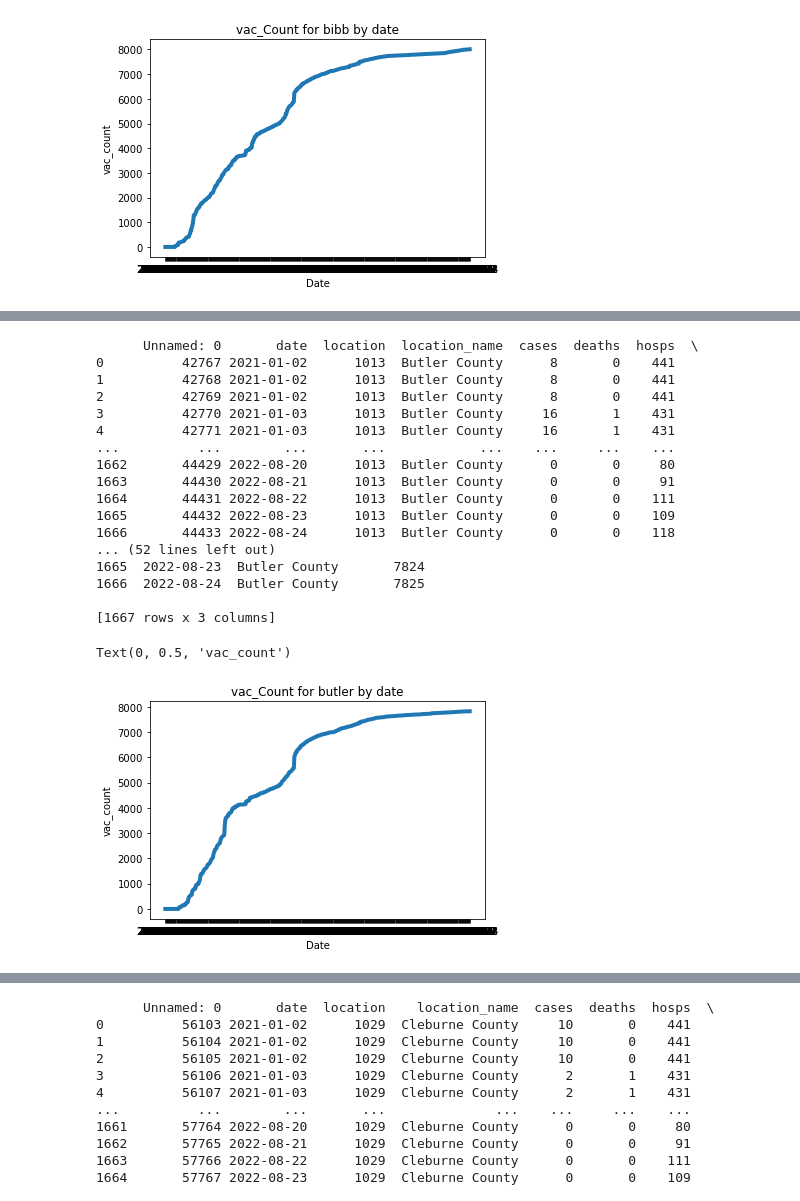
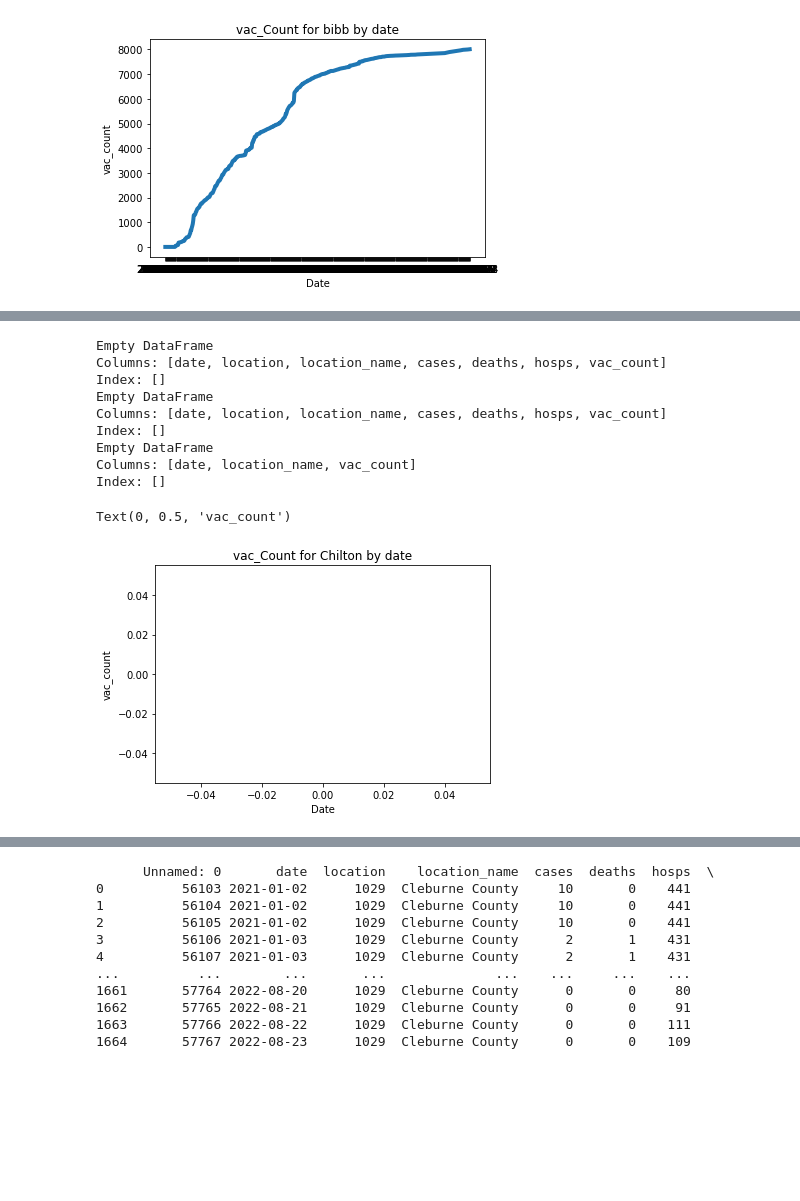
Before and after one commit to computationalUncertaintyLab/covid19-forecast-hub, a Jupyter notebook: data-processed/LUcompUncertLab-VAR_4streams/temp2.ipynb, the cells around one changed output, grey strips where cells are left out. Drawn from its saved outputs; the diff is of its cells as text; code cells hidden in the pictures; blank space fills up the shorter version.

Commit message:
removed duplicates

```diff
--- a/data-processed/LUcompUncertLab-VAR_4streams/temp2.ipynb
+++ b/data-processed/LUcompUncertLab-VAR_4streams/temp2.ipynb
@@ -380,8 +388,10 @@ Text(0, 0.5, 'vac_count')
 #Bibb county
 if __name__ == "__main__":
     pd.options.display.float_format = '{:.4f}'.format
-    temp1_barbour = pd.read_csv('_4streams_al_barbour.csv.gz')
+    temp1_barbour = pd.read_csv('_4streams_al_bibb.csv.gz')
     temp1_barbour['date'] = pd.to_datetime(temp1_barbour['date'], errors = 'coerce')
+    temp1_barbour = temp1_barbour.drop(columns = 'Unnamed: 0')
+    temp1_barbour = temp1_barbour.drop_duplicates()
     print(temp1_barbour)
     #temp1 = temp[(temp['date'] >= '2022-06-16') & (temp['date']<='2022-07-06')]
     temp1_barbour['date'] = temp1_barbour['date'].dt.strftime('%Y-%m-%d')
@@ -444,0 +565,25 @@ Text(0, 0.5, 'vac_count')
+# %%
+#Butler county
+if __name__ == "__main__":
+    pd.options.display.float_format = '{:.4f}'.format
+    temp1_bibb = pd.read_csv('_4streams_al_butler.csv.gz')
+    temp1_bibb['date'] = pd.to_datetime(temp1_bibb['date'], errors = 'coerce')
+    temp1_bibb = temp1_bibb.drop(columns = 'Unnamed: 0')
+    temp1_bibb = temp1_bibb.drop_duplicates()
+    print(temp1_bibb)
+    #temp1 = temp[(temp['date'] >= '2022-06-16') & (temp['date']<='2022-07-06')]
+    temp1_bibb['date'] = temp1_bibb['date'].dt.strftime('%Y-%m-%d')
+    for location in temp1_bibb['location_name'].unique():
+            for date in temp1_bibb['date'].unique():
+                if date >= '2022-06-16':
+                    temp1_bibb['vac_count'] = temp1_bibb['vac_count'].interpolate()
+                    temp1_bibb['vac_count'] = temp1_bibb['vac_count'].astype(int)
+
+print(temp1_bibb)
+plot_al = temp1_bibb[['date','location_name','vac_count']]
+print(plot_al)
+plt.plot(temp1_bibb.date, temp1_bibb.vac_count, label='Alabama',
+         linewidth=4)
+plt.title('vac_Count for butler by date')
+plt.xlabel('Date')
+plt.ylabel('vac_count')
@@ -488,9 +653,11 @@ Text(0, 0.5, 'vac_count')
 # %%
-#Bullock county
+#Cherokee county
 if __name__ == "__main__":
     pd.options.display.float_format = '{:.4f}'.format
-    temp1_bibb = pd.read_csv('_4streams_al_bullock.csv.gz')
+    temp1_bibb = pd.read_csv('_4streams_al_cherokee.csv.gz')
     temp1_bibb['date'] = pd.to_datetime(temp1_bibb['date'], errors = 'coerce')
+    temp1_bibb = temp1_bibb.drop(columns = 'Unnamed: 0')
+    temp1_bibb = temp1_bibb.drop_duplicates()
     print(temp1_bibb)
     #temp1 = temp[(temp['date'] >= '2022-06-16') & (temp['date']<='2022-07-06')]
     temp1_bibb['date'] = temp1_bibb['date'].dt.strftime('%Y-%m-%d')
@@ -505,7 +672,7 @@ plot_al = temp1_bibb[['date','location_name','vac_count']]
 print(plot_al)
 plt.plot(temp1_bibb.date, temp1_bibb.vac_count, label='Alabama',
          linewidth=4)
-plt.title('vac_Count for bullock by date')
+plt.title('vac_Count for Cherokee by date')
 plt.xlabel('Date')
 plt.ylabel('vac_count')
 # %% [output]
@@ -531,44 +698,38 @@ Text(0, 0.5, 'vac_count')
 # %%
-#Butler county
+#Chilton county
 if __name__ == "__main__":
     pd.options.display.float_format = '{:.4f}'.format
-    temp1_bibb = pd.read_csv('_4streams_al_butler.csv.gz')
+    temp1_bibb = pd.read_csv('_4streams_al_chilton.csv.gz')
     temp1_bibb['date'] = pd.to_datetime(temp1_bibb['date'], errors = 'coerce')
+    temp1_bibb = temp1_bibb.drop(columns = 'Unnamed: 0')
+    temp1_bibb = temp1_bibb.drop_duplicates()
     print(temp1_bibb)
     #temp1 = temp[(temp['date'] >= '2022-06-16') & (temp['date']<='2022-07-06')]
     temp1_bibb['date'] = temp1_bibb['date'].dt.strftime('%Y-%m-%d')
     for location in temp1_bibb['location_name'].unique():
             for date in temp1_bibb['date'].unique():
                 if date >= '2022-06-16':
                     temp1_bibb['vac_count'] = temp1_bibb['vac_count'].interpolate()
                     temp1_bibb['vac_count'] = temp1_bibb['vac_count'].astype(int)
 
 print(temp1_bibb)
 plot_al = temp1_bibb[['date','location_name','vac_count']]
 print(plot_al)
 plt.plot(temp1_bibb.date, temp1_bibb.vac_count, label='Alabama',
          linewidth=4)
-plt.title('vac_Count for butler by date')
+plt.title('vac_Count for Chilton by date')
 plt.xlabel('Date')
 plt.ylabel('vac_count')
 # %% [output]
-      Unnamed: 0       date  location  location_name  cases  deaths  hosps  \
-0          42767 2021-01-02      1013  Butler County      8       0    441
-1          42768 2021-01-02      1013  Butler County      8       0    441
-2          42769 2021-01-02      1013  Butler County      8       0    441
-3          42770 2021-01-03      1013  Butler County     16       1    431
-4          42771 2021-01-03      1013  Butler County     16       1    431
-...          ...        ...       ...            ...    ...     ...    ...
-1662       44429 2022-08-20      1013  Butler County      0       0     80
-1663       44430 2022-08-21      1013  Butler County      0       0     91
-1664       44431 2022-08-22      1013  Butler County      0       0    111
-1665       44432 2022-08-23      1013  Butler County      0       0    109
-1666       44433 2022-08-24      1013  Butler County      0       0    118
-... (52 lines left out)
-1665  2022-08-23  Butler County       7824
-1666  2022-08-24  Butler County       7825
-
-[1667 rows x 3 columns]
+Empty DataFrame
+Columns: [date, location, location_name, cases, deaths, hosps, vac_count]
+Index: []
+Empty DataFrame
+Columns: [date, location, location_name, cases, deaths, hosps, vac_count]
+Index: []
+Empty DataFrame
+Columns: [date, location_name, vac_count]
+Index: []
 Text(0, 0.5, 'vac_count')
-[figure, old version]
+[figure, new version]
 # %%
```
Also changed, not shown: parts of 101 cells of this notebook.
